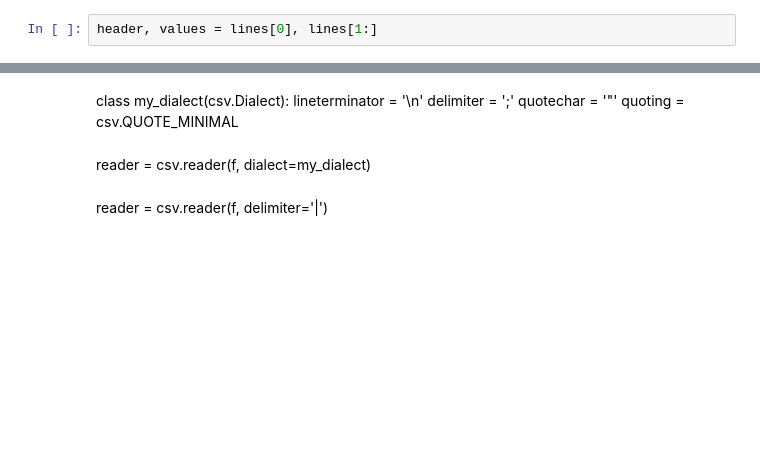
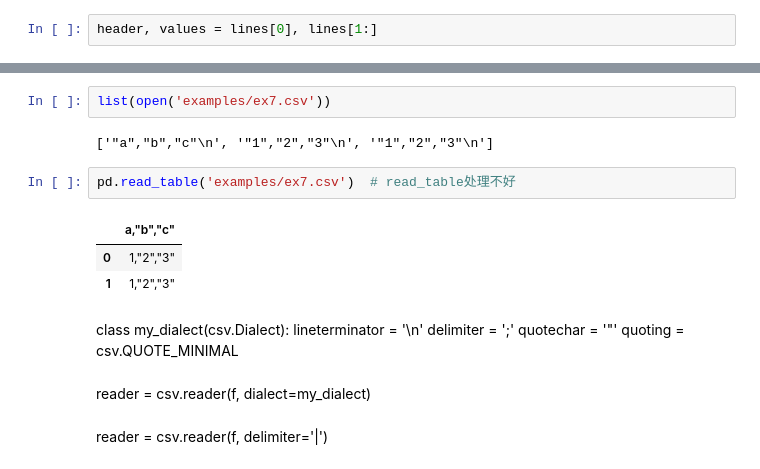
Before and after one commit to huanghaicheng1024/-Python-for-Data-Analysis-learning-notes, a Jupyter notebook: pydata-book-2nd-edition/ch06.ipynb, the cells around one changed output, grey strips where cells are left out. Saved outputs shown, nothing was run; the diff lists cells and outputs as text; blank space fills up the shorter version.

```diff
--- a/pydata-book-2nd-edition/ch06.ipynb
+++ b/pydata-book-2nd-edition/ch06.ipynb
@@ -201,3 +308,13 @@ data_dict
+# %%
+list(open('examples/ex7.csv'))
+# %% [output]
+['"a","b","c"\n', '"1","2","3"\n', '"1","2","3"\n']
+# %%
+pd.read_table('examples/ex7.csv')  # read_table处理不好
+# %% [output]
+|  | a,"b","c" |
+| 0 | 1,"2","3" |
+| 1 | 1,"2","3" |
 # %% [markdown]
 class my_dialect(csv.Dialect):
     lineterminator = '\n'
```
Also changed, not shown: parts of 36 cells of this notebook, 1 other file.
